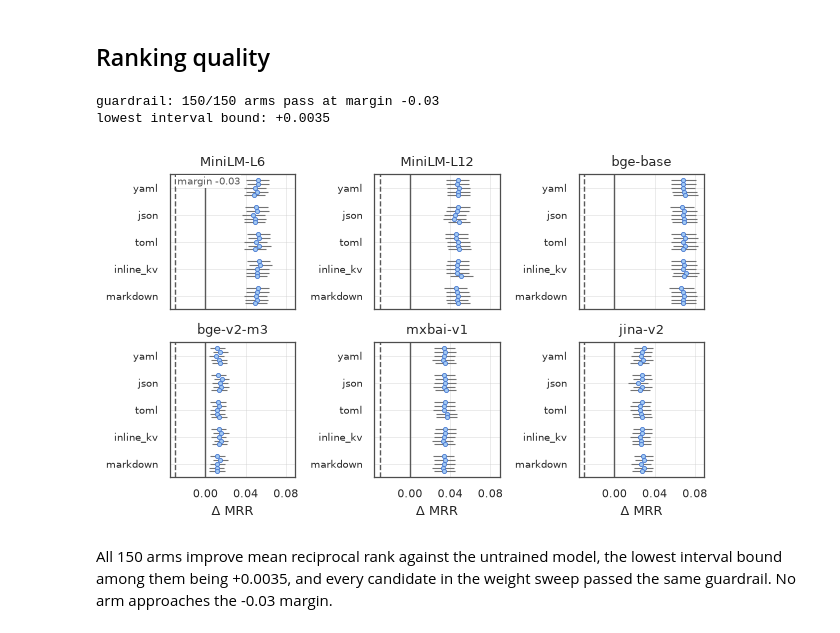
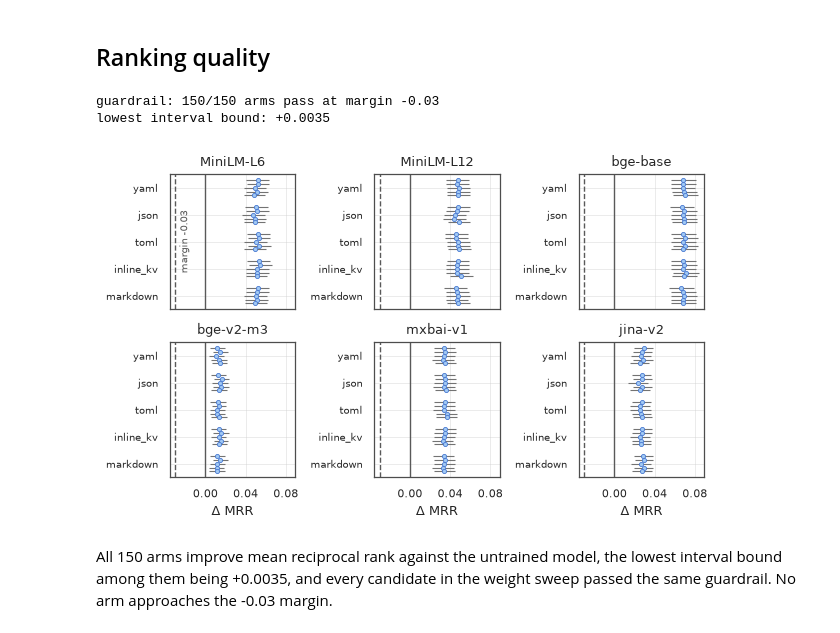
Before and after one commit to foad/format-sensitivity-reranking, a Jupyter notebook: notebooks/h2/h2_analysis.ipynb, the cells around one changed output. Drawn from its saved outputs; the diff is of its cells as text; code cells hidden in the pictures.

```diff
--- a/notebooks/h2/h2_analysis.ipynb
+++ b/notebooks/h2/h2_analysis.ipynb
@@ -312,38 +312,39 @@ for ax, label in zip(axs.flat, scores.index, strict=True):
             y + offset,
             s=9,
             color=BAR_FILL,
             edgecolor=BAR_EDGE,
             linewidth=0.6,
             zorder=3,
         )
     ax.set_title(label, fontsize=9)
     ax.set_yticks(y)
     ax.set_yticklabels(FORMAT_NAMES, fontsize=7)
     ax.set_ylim(len(FORMAT_NAMES) - 0.5, -0.5)
 
 for ax in axs.flat:
     ax.set_xticks([0.0, 0.04, 0.08])
 for ax in axs[-1]:
     ax.set_xlabel("Δ MRR")
 axs[0, 0].text(
-    -margin + 0.002,
-    -0.42,
+    -margin + 0.004,
+    0.5,
     f"margin {-margin:g}",
     color=RULE,
     fontsize=7,
+    rotation=90,
     ha="left",
-    va="top",
-    bbox={"facecolor": "white", "edgecolor": "none", "pad": 1},
+    va="center",
+    transform=axs[0, 0].get_xaxis_transform(),
 )
 save(fig, "ranking_quality")
 
 passes = int(guard["passed"].sum())
 print(f"guardrail: {passes}/{len(guard)} arms pass at margin {-margin:g}")
 print(f"lowest interval bound: {guard['ci_lo'].min():+.4f}")
 # %% [output]
 guardrail: 150/150 arms pass at margin -0.03
 lowest interval bound: +0.0035
-[figure, old version]
+[figure, new version]
 # %% [markdown]
 All 150 arms improve mean reciprocal rank against the untrained model, the
 lowest interval bound among them being +0.0035, and every candidate in the weight
```
Also changed, not shown: parts of 2 cells of this notebook, 4 other files.
